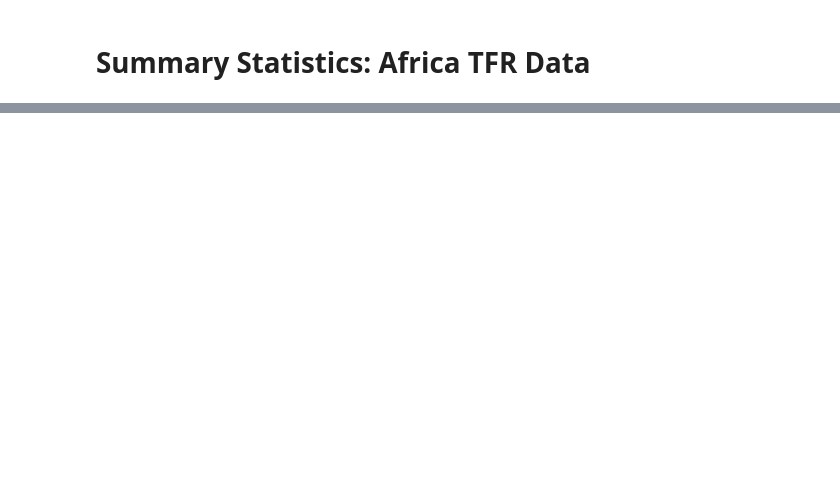
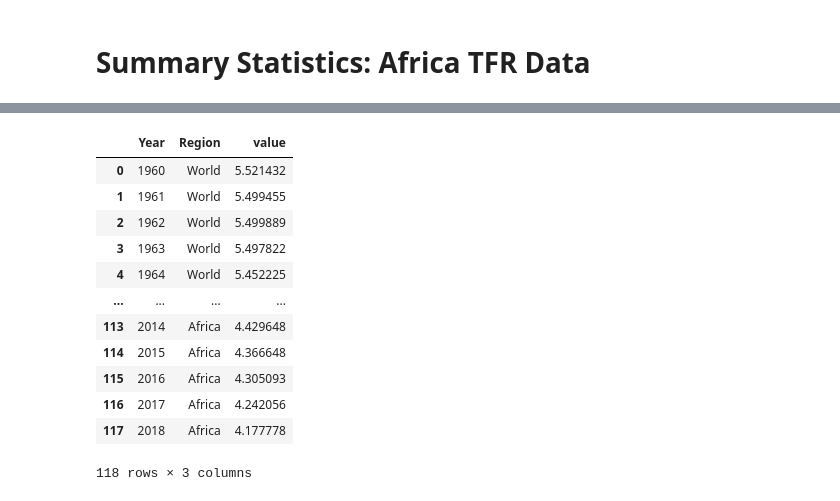
Before and after one commit to ChangHuaHua/QM2-Group-12, a Jupyter notebook: Summary_Statistics_TFR.ipynb, the cells around one changed output, grey strips where cells are left out. Drawn from its saved outputs; the diff is of its cells as text; code cells hidden in the pictures; blank space fills up the shorter version.

```diff
--- a/Summary_Statistics_TFR.ipynb
+++ b/Summary_Statistics_TFR.ipynb
@@ -102,0 +213,18 @@ TFR_Africa.describe()
+# %%
+#alter to long form data bc more compatible https://altair-viz.github.io/user_guide/data.html?highlight=wide#long-form-vs-wide-form-data
+means= means.melt('Year', var_name='Region', value_vars=list(means.columns)[1:3])
+means
+# %% [output]
+|  | Year | Region | value |
+| 0 | 1960 | World | 5.521432 |
+| 1 | 1961 | World | 5.499455 |
+| 2 | 1962 | World | 5.499889 |
+| 3 | 1963 | World | 5.497822 |
+| 4 | 1964 | World | 5.452225 |
+| ... | ... | ... | ... |
+| 113 | 2014 | Africa | 4.429648 |
+| 114 | 2015 | Africa | 4.366648 |
+| 115 | 2016 | Africa | 4.305093 |
+| 116 | 2017 | Africa | 4.242056 |
+| 117 | 2018 | Africa | 4.177778 |
+118 rows × 3 columns
```
Also changed, not shown: parts of 21 cells of this notebook.
